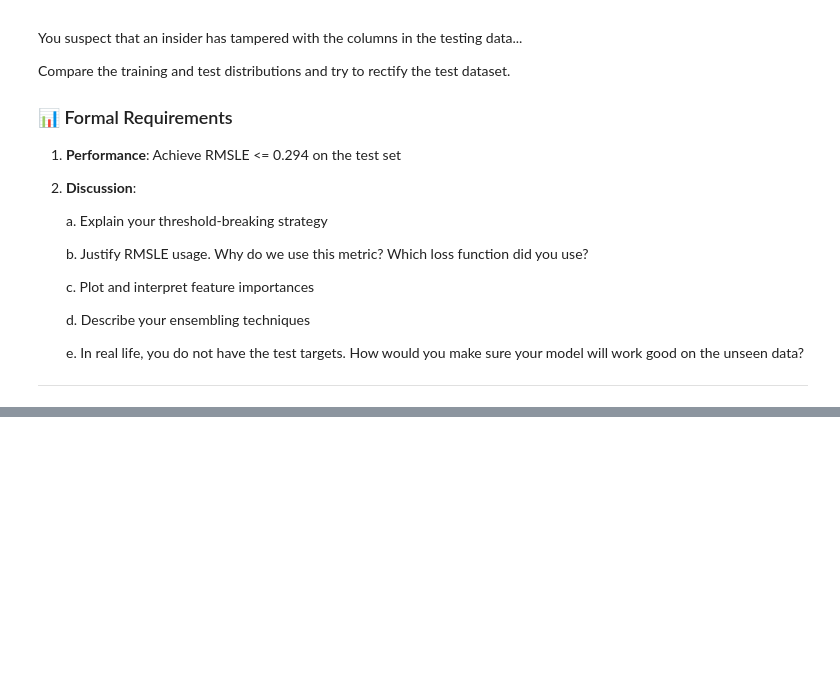
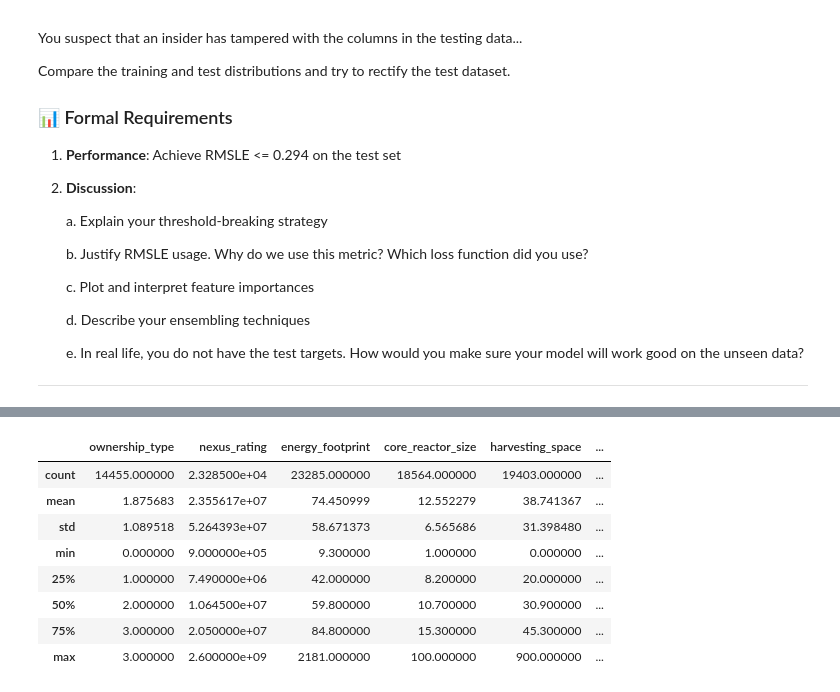
Before and after one commit to Afrasum/TDT4172, a Jupyter notebook: assignment_1/Chapter_1.ipynb, the cells around one changed output, grey strips where cells are left out. Drawn from its saved outputs; the diff is of its cells as text; code cells hidden in the pictures; blank space fills up the shorter version.

```diff
--- a/assignment_1/Chapter_1.ipynb
+++ b/assignment_1/Chapter_1.ipynb
@@ -612,0 +493,12 @@ plt.show()
+# %%
+train.describe()
+# %% [output]
+|  | ownership_type | nexus_rating | energy_footprint | core_reactor_size | harvesting_space | ... |
+| count | 14455.000000 | 2.328500e+04 | 23285.000000 | 18564.000000 | 19403.000000 | ... |
+| mean | 1.875683 | 2.355617e+07 | 74.450999 | 12.552279 | 38.741367 | ... |
+| std | 1.089518 | 5.264393e+07 | 58.671373 | 6.565686 | 31.398480 | ... |
+| min | 0.000000 | 9.000000e+05 | 9.300000 | 1.000000 | 0.000000 | ... |
+| 25% | 1.000000 | 7.490000e+06 | 42.000000 | 8.200000 | 20.000000 | ... |
+| 50% | 2.000000 | 1.064500e+07 | 59.800000 | 10.700000 | 30.900000 | ... |
+| 75% | 3.000000 | 2.050000e+07 | 84.800000 | 15.300000 | 45.300000 | ... |
+| max | 3.000000 | 2.600000e+09 | 2181.000000 | 100.000000 | 900.000000 | ... |
```
Also changed, not shown: parts of 34 cells of this notebook, 2 other files.
